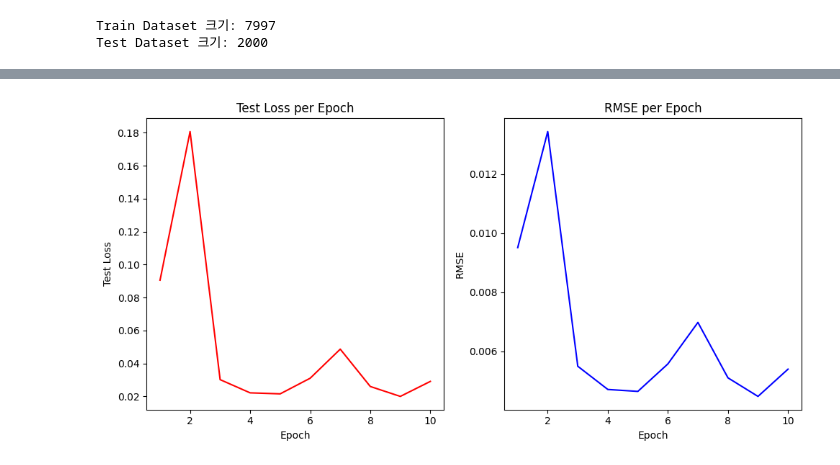
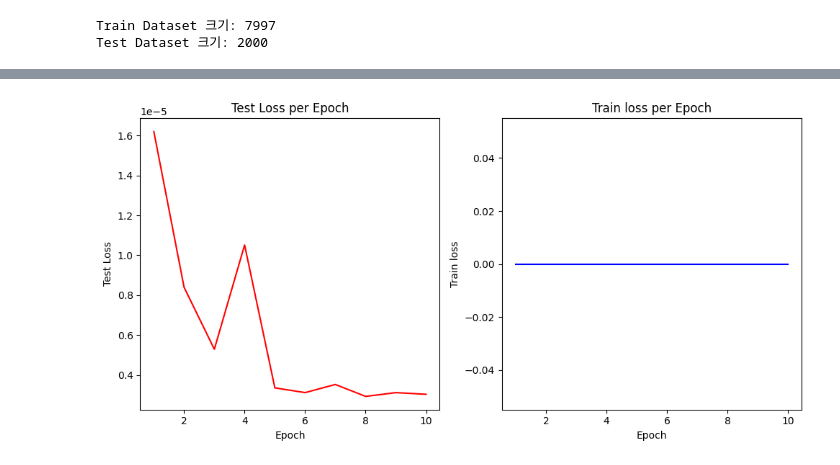
Before and after one commit to yeonhj0507/wetie_DL_learn, a Jupyter notebook: lecture2_assign.ipynb, the cells around one changed output, grey strips where cells are left out. Saved outputs shown, nothing was run; the diff lists cells and outputs as text; code cells hidden in the pictures.

Commit message:
feat: loss function fixed

```diff
--- a/lecture2_assign.ipynb
+++ b/lecture2_assign.ipynb
@@ -150,17 +155,18 @@ def evaluate(model, test_loader):
 # 결과를 저장할 리스트
 epoch_list = []
 test_loss_list = []
-test_accuracy_list = []
+train_loss_list = []
 
 for epoch in range(1, num_epoch + 1):
     train(model, train_loader, optimizer)
-    test_loss, test_accuracy = evaluate(model, test_loader)
+    test_loss = evaluate(model, True)
+    train_loss = evaluate(model, False)
 
     epoch_list.append(epoch)
     test_loss_list.append(test_loss)
-    test_accuracy_list.append(test_accuracy)
+    train_loss_list.append(train_loss)
 
-    print("[EPOCH: {}], \tTest Loss: {:.4f}, \tRMSE: {:.6f} ".format(
-        epoch, test_loss, test_accuracy
+    print("[EPOCH: {}], \tTest Loss(loss function): {:.4f}, \t Train loss(RSME): {:.6f} ".format(
+        epoch, test_loss, train_loss
     ))
 # %% [output]
@@ -177,22 +174,22 @@ for epoch in range(1, num_epoch + 1):
 # %%
 # 시각화
 plt.figure(figsize=(10, 5))
 
 # Test Loss
 plt.subplot(1, 2, 1)
 plt.plot(epoch_list, test_loss_list, label='Test Loss', color='red')
 plt.xlabel('Epoch')
 plt.ylabel('Test Loss')
 plt.title('Test Loss per Epoch')
 
 # Test Accuracy
 plt.subplot(1, 2, 2)
-plt.plot(epoch_list, test_accuracy_list, label='RSME', color='blue')
+plt.plot(epoch_list, train_loss_list, label='Train loss', color='blue')
 plt.xlabel('Epoch')
-plt.ylabel('RMSE')
-plt.title('RMSE per Epoch')
+plt.ylabel('Train loss')
+plt.title('Train loss per Epoch')
 
 plt.tight_layout()
 plt.show()
 # %% [output]
-[figure, old version]
+[figure, new version]
```
Also changed, not shown: parts of 3 cells of this notebook.
